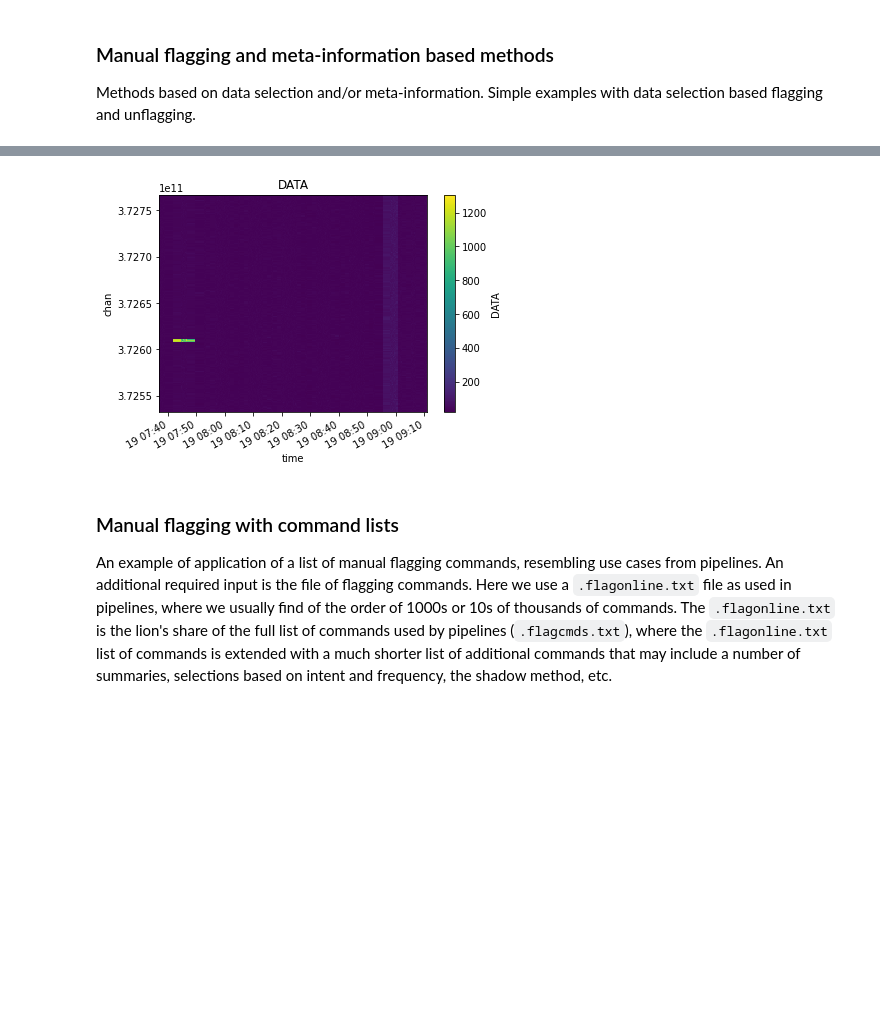
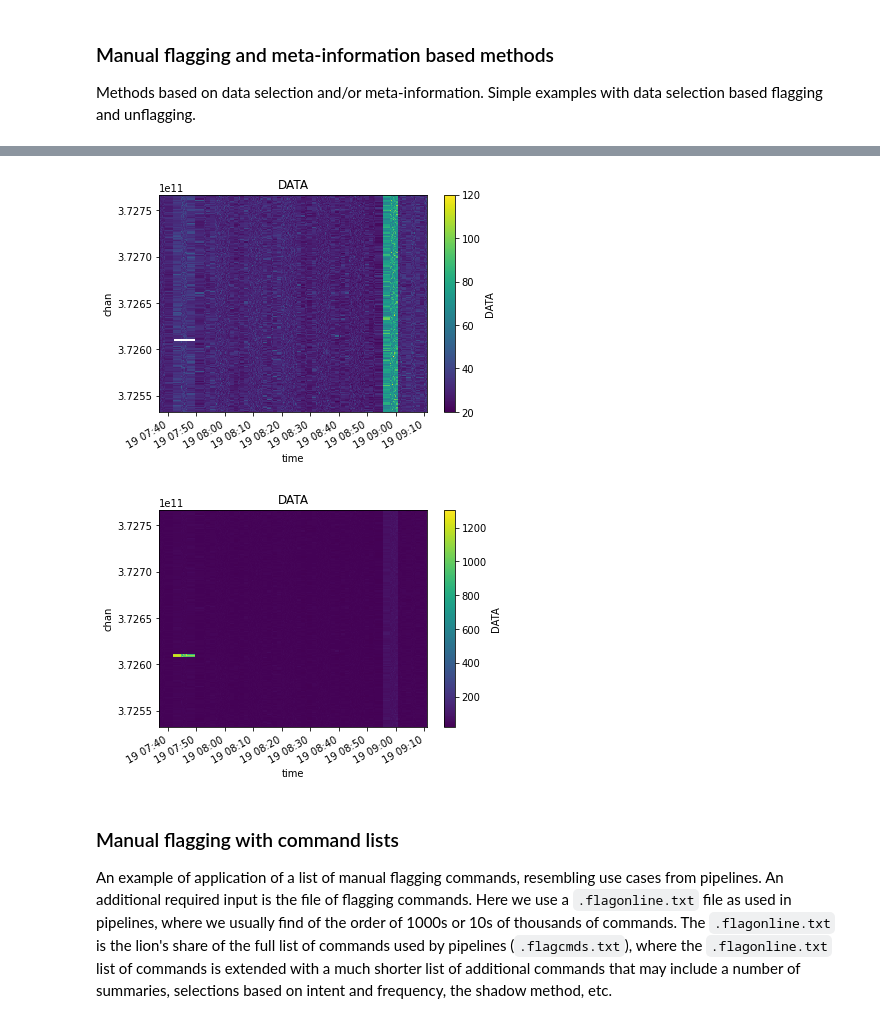
Before and after one commit to casangi/cngi_prototype, a Jupyter notebook: docs/flagging.ipynb, the cells around one changed output, grey strips where cells are left out. Drawn from its saved outputs; the diff is of its cells as text; code cells hidden in the pictures; blank space fills up the shorter version.

```diff
--- a/docs/flagging.ipynb
+++ b/docs/flagging.ipynb
@@ -176,11 +176,13 @@ WARNING: selection results in 0 shape. Sel: {'baseline': array([], dtype=int64)}
 # %%
 from cngi.vis import applyflags
 from cngi.vis import visplot
 flagged_manual = applyflags(vis_dset, flags=['FLAG'])
 plot_axes = ['time', 'chan']
 visplot(flagged_manual.DATA, plot_axes)
+visplot(vis_dset.DATA, plot_axes)
 # %% [output]
-[figure, old version]
+[figure, new version]
+[figure, added]
 # %% [markdown]
 ### Manual flagging with command lists
 An example of application of a list of manual flagging commands, resembling use cases from pipelines. An additional required input is the file of flagging commands. Here we use a `.flagonline.txt` file as used in pipelines, where we usually find of the order of 1000s or 10s of thousands of commands. The `.flagonline.txt` is the lion's share of the full list of commands used by pipelines (`.flagcmds.txt`), where the `.flagonline.txt` list of commands is extended with a much shorter list of additional commands that may include a number of summaries, selections based on intent and frequency, the shadow method, etc.
```
Also changed, not shown: parts of 3 cells of this notebook.
